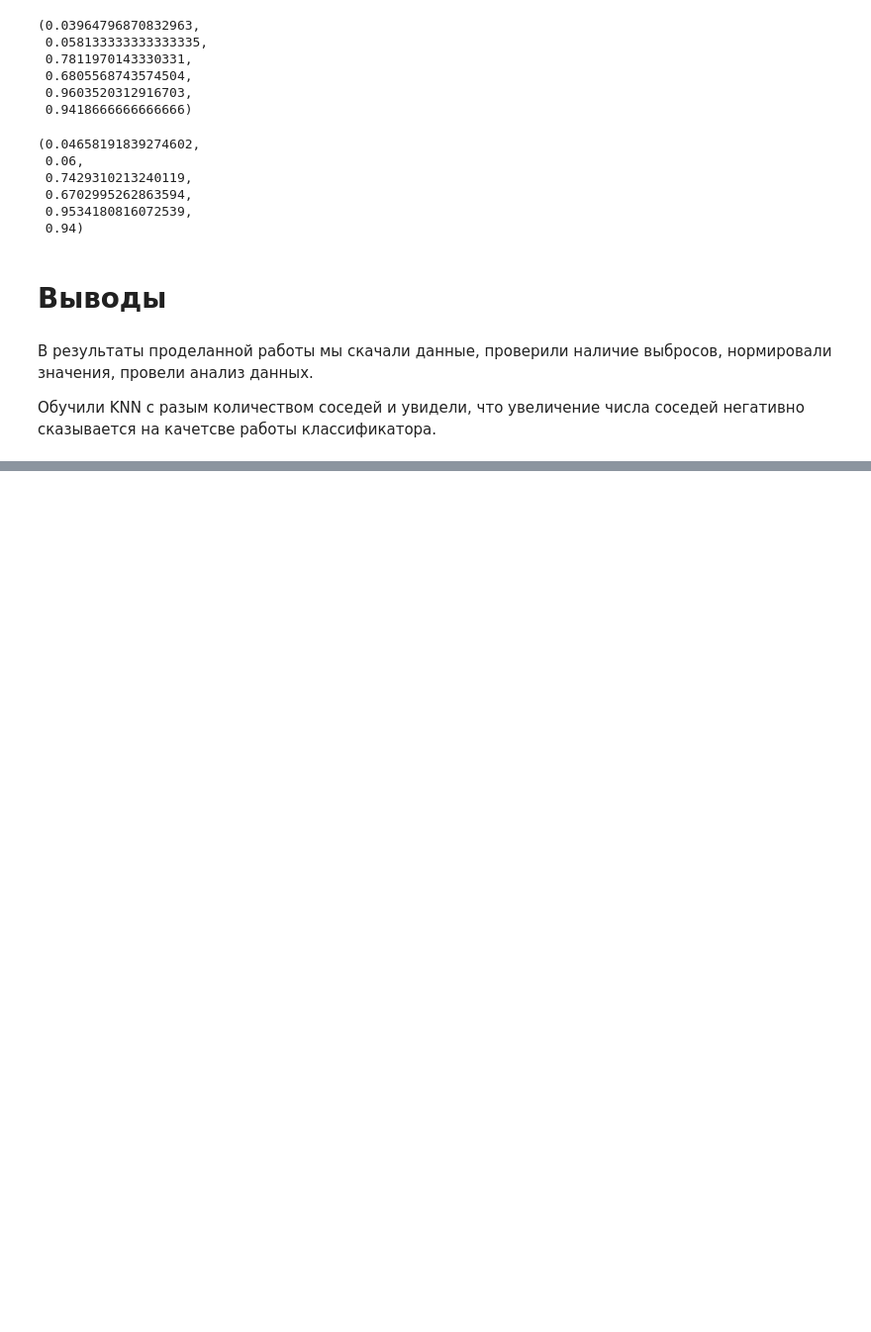
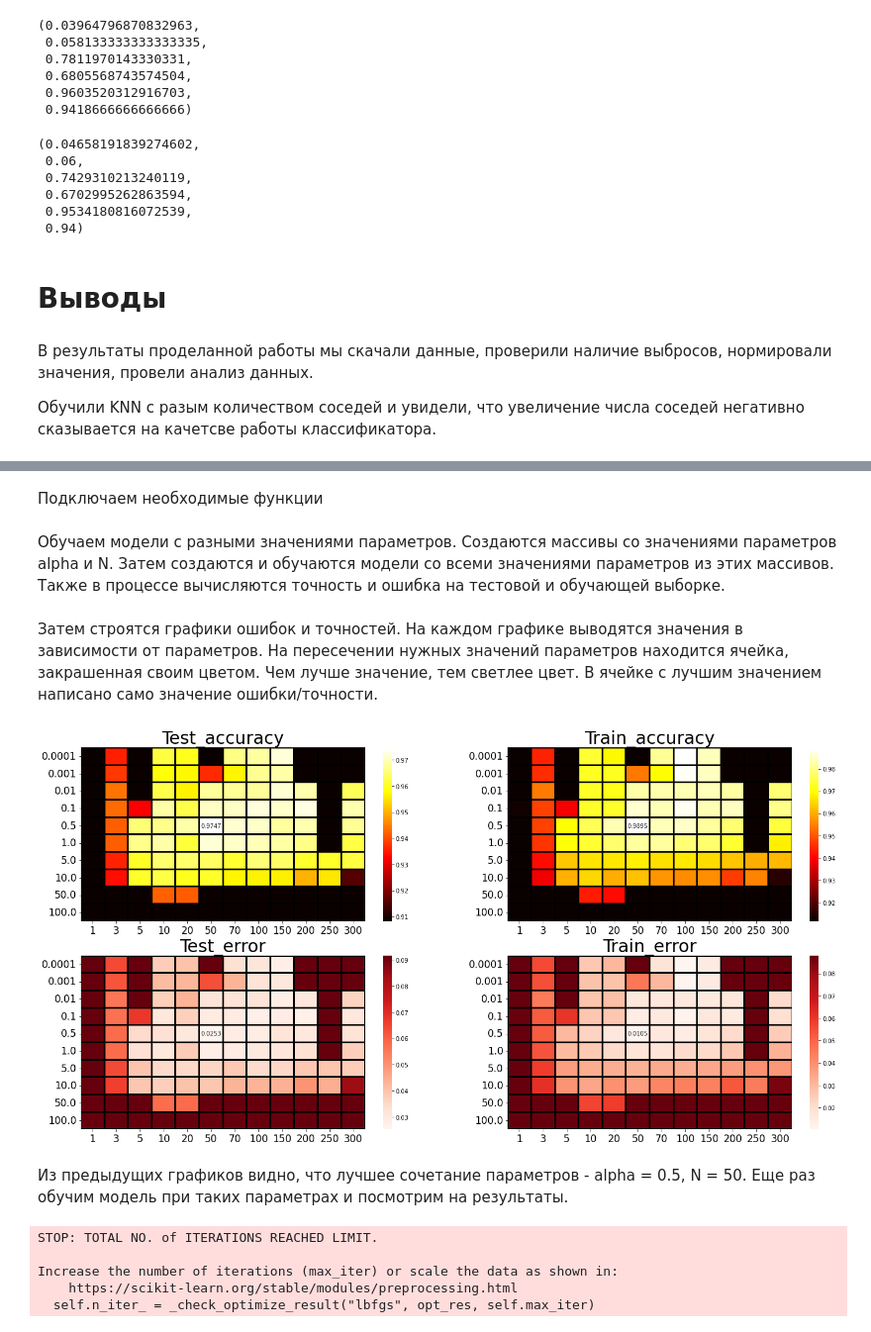
Before and after one commit to KAD1029/ML_2021, a Jupyter notebook: Рылов_МЛ.ipynb, the cells around one changed output, grey strips where cells are left out. Shown at 99% size. Cells and saved outputs as stored; diff of their text form; code cells hidden in the pictures; blank space fills up the shorter version.

```diff
--- a/Рылов_МЛ.ipynb
+++ b/Рылов_МЛ.ipynb
@@ -415,0 +418,2 @@ MSE_train, MSE_test, R2_train, R2_test, model.score(X_train, y_train), model.sco
+# %% [markdown]
+Подключаем необходимые функции
@@ -415,0 +423,2 @@ MSE_train, MSE_test, R2_train, R2_test, model.score(X_train, y_train), model.sco
+# %% [markdown]
+Обучаем модели с разными значениями параметров. Создаются массивы со значениями параметров alpha и N. Затем создаются и обучаются модели со всеми значениями параметров из этих массивов. Также в процессе вычисляются точность и ошибка на тестовой и обучающей выборке.
@@ -415,0 +457,67 @@ MSE_train, MSE_test, R2_train, R2_test, model.score(X_train, y_train), model.sco
+# %% [markdown]
+Затем строятся графики ошибок и точностей. На каждом графике выводятся значения в зависимости от параметров. На пересечении нужных значений параметров находится ячейка, закрашенная своим цветом. Чем лучше значение, тем светлее цвет. В ячейке с лучшим значением написано само значение ошибки/точности.
+# %%
+M1 = Test_accuracy.values.max()
+M2 = Train_accuracy.values.max()
+M3 = Test_error.values.min()
+M4 = Train_error.values.min()
+
+Mask = ((Test_accuracy == M1) + (Train_accuracy == M2) + (Test_error == M3) + (Train_error == M4))
+
+plt.subplot(2, 2, 1)
+sns.heatmap(Test_accuracy, annot = round(Test_accuracy[Mask], 4).fillna(''),
+            cmap = 'hot', fmt='', linewidths=2, linecolor='black',
+            vmin = Test_accuracy.quantile(0.9).min())
+plt.title('Test_accuracy', fontsize=30)
+plt.xticks(fontsize=17)
+plt.yticks(fontsize=17)
+
+
+plt.subplot(2, 2, 2)
+sns.heatmap(Train_accuracy, annot = round(Train_accuracy[Mask], 4).fillna(''),
+            cmap = 'hot', fmt='', linewidths=2, linecolor='black',
+            vmin = Train_accuracy.quantile(0.9).min())
+plt.title('Train_accuracy', fontsize=30)
+plt.xticks(fontsize=17)
+plt.yticks(fontsize=17)
+
+
+plt.subplot(2, 2, 3)
+sns.heatmap(Test_error, annot = round(Test_error[Mask], 4).fillna(''),
+            cmap = 'Reds', fmt='', linewidths=2, linecolor='black',
+            vmax = Test_error.quantile(0.05).max())
+plt.title('Test_error', fontsize=30)
+plt.xticks(fontsize=17)
+plt.yticks(fontsize=17)
+
+
+plt.subplot(2, 2, 4)
+sns.heatmap(Train_error, annot = round(Train_error[Mask], 4).fillna(''),
+            cmap = 'Reds', fmt='', linewidths=2, linecolor='black',
+            vmax = Train_error.quantile(0.05).max())
+plt.title('Train_error', fontsize=30)
+plt.xticks(fontsize=17)
+plt.yticks(fontsize=17)
+
+plt.show()
+# %% [output]
+[figure, added]
+# %% [markdown]
+Из предыдущих графиков видно, что лучшее сочетание параметров - alpha = 0.5, N = 50. Еще раз обучим модель при таких параметрах и посмотрим на результаты.
+# %%
+mlp_model = MLPClassifier(hidden_layer_sizes = (50,2),
+                              solver = 'lbfgs',
+                              activation = 'logistic',
+                              random_state = 42,
+                              alpha = 0.5)
+
+mlp_model.fit(X_train, y_train)
+
+y_train_predict = mlp_model.predict(X_train)
+y_test_predict  = mlp_model.predict(X_test)
+# %% [output]
+STOP: TOTAL NO. of ITERATIONS REACHED LIMIT.
+
+Increase the number of iterations (max_iter) or scale the data as shown in:
+    https://scikit-learn.org/stable/modules/preprocessing.html
+  self.n_iter_ = _check_optimize_result("lbfgs", opt_res, self.max_iter)
```
Also changed, not shown: parts of 10 cells of this notebook.
